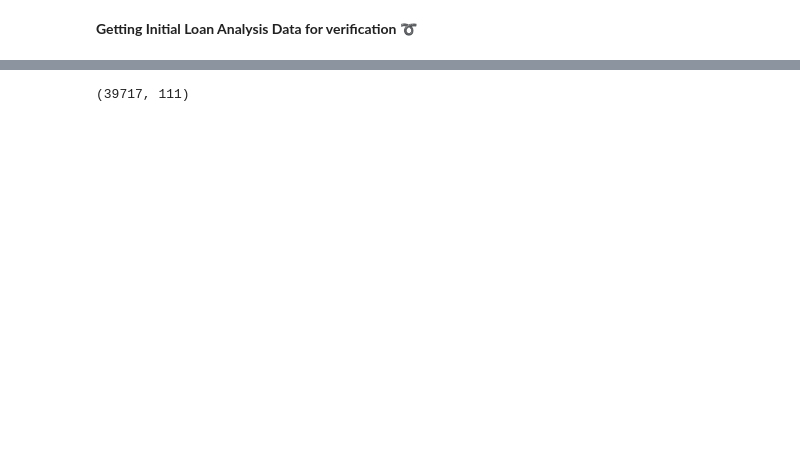
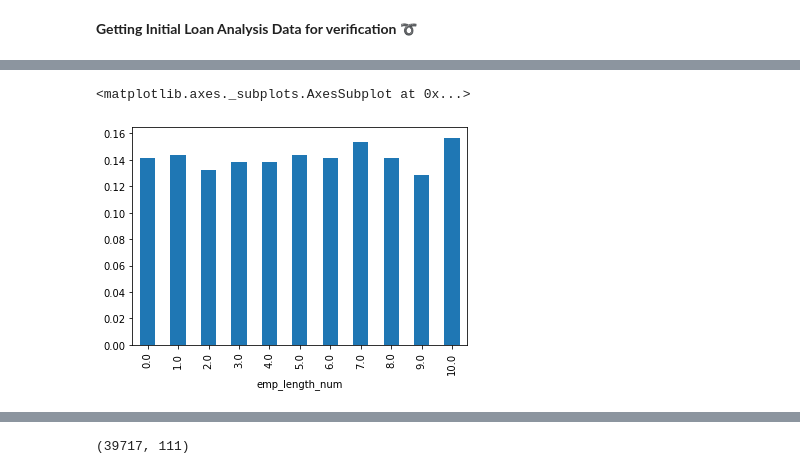
Before and after one commit to samrich76/Lending_Risk_Analysis, a Jupyter notebook: Lending_Risk_Analysis.ipynb, the cells around one changed output, grey strips where cells are left out. Drawn from its saved outputs; the diff is of its cells as text; code cells hidden in the pictures; blank space fills up the shorter version.

```diff
--- a/Lending_Risk_Analysis.ipynb
+++ b/Lending_Risk_Analysis.ipynb
@@ -87,0 +134,5 @@ pd.pivot_table(loandataset, index=['term', 'loan_status'], values='id', aggfunc=
+# %%
+loandataset.groupby('emp_length_num')['loan_status_bin'].mean().plot.bar()
+# %% [output]
+<matplotlib.axes._subplots.AxesSubplot at 0x...>
+[figure, added]
```
Also changed, not shown: parts of 27 cells of this notebook.
